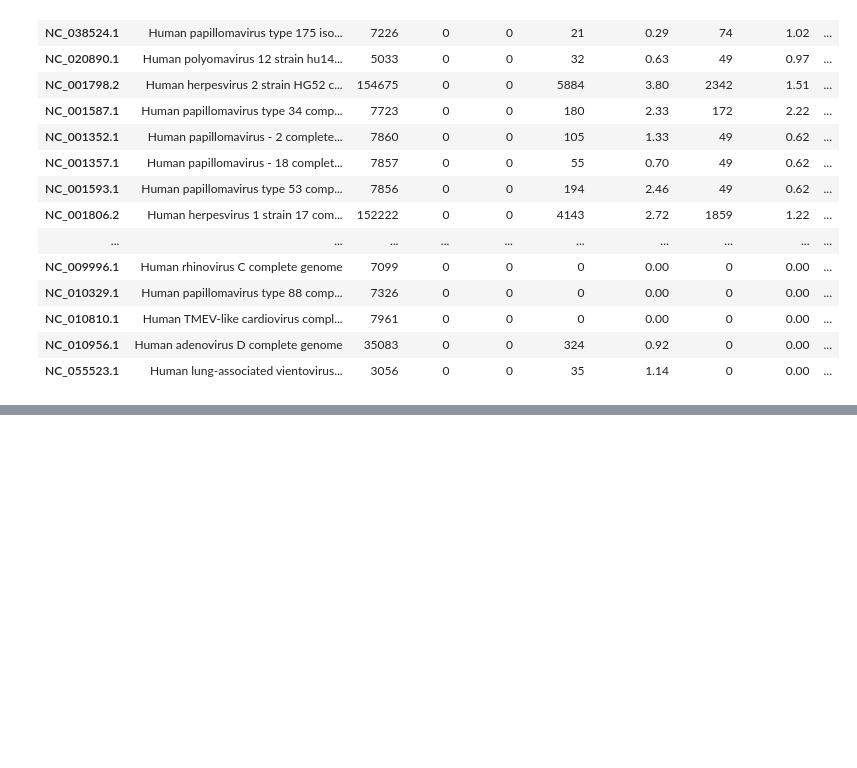
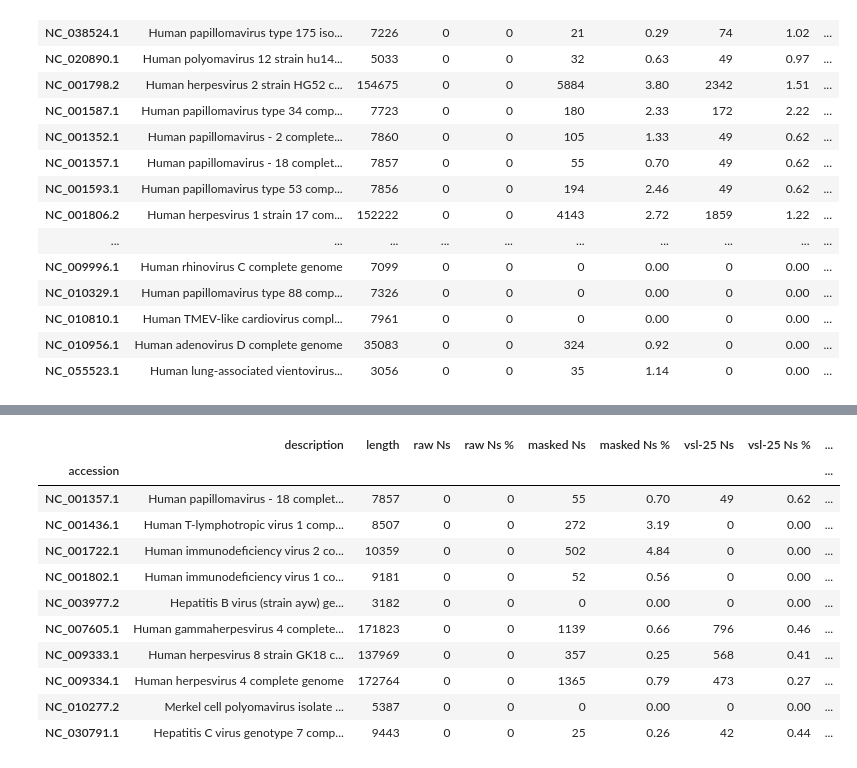
Before and after one commit to ucsffrancislab/genomics, a Jupyter notebook: data/20211111-hg38-viral-homology/analysis.ipynb, the cells around one changed output, grey strips where cells are left out. Drawn from its saved outputs; the diff is of its cells as text; code cells hidden in the pictures; blank space fills up the shorter version.

```diff
--- a/data/20211111-hg38-viral-homology/analysis.ipynb
+++ b/data/20211111-hg38-viral-homology/analysis.ipynb
@@ -435,0 +436,3 @@ df[df['description'].str.contains('uman')].sort_values('RM vsl-25 missed Ns %',a
+# %%
+req=pd.read_csv('requested_sequences.csv',sep='\t',header=None,names=['accession','description'])
+req
@@ -436,3 +451,18 @@ df[df['description'].str.contains('uman')].sort_values('RM vsl-25 missed Ns %',a
+# %%
+df[df.index.isin(req['accession'])]
+# %% [output]
+|  | description | length | raw Ns | raw Ns % | masked Ns | masked Ns % | vsl-25 Ns | vsl-25 Ns % | ... |
+| accession |  |  |  |  |  |  |  |  | ... |
+| NC_001357.1 | Human papillomavirus - 18 complet... | 7857 | 0 | 0 | 55 | 0.70 | 49 | 0.62 | ... |
+| NC_001436.1 | Human T-lymphotropic virus 1 comp... | 8507 | 0 | 0 | 272 | 3.19 | 0 | 0.00 | ... |
+| NC_001722.1 | Human immunodeficiency virus 2 co... | 10359 | 0 | 0 | 502 | 4.84 | 0 | 0.00 | ... |
+| NC_001802.1 | Human immunodeficiency virus 1 co... | 9181 | 0 | 0 | 52 | 0.56 | 0 | 0.00 | ... |
+| NC_003977.2 | Hepatitis B virus (strain ayw) ge... | 3182 | 0 | 0 | 0 | 0.00 | 0 | 0.00 | ... |
+| NC_007605.1 | Human gammaherpesvirus 4 complete... | 171823 | 0 | 0 | 1139 | 0.66 | 796 | 0.46 | ... |
+| NC_009333.1 | Human herpesvirus 8 strain GK18 c... | 137969 | 0 | 0 | 357 | 0.25 | 568 | 0.41 | ... |
+| NC_009334.1 | Human herpesvirus 4 complete genome | 172764 | 0 | 0 | 1365 | 0.79 | 473 | 0.27 | ... |
+| NC_010277.2 | Merkel cell polyomavirus isolate ... | 5387 | 0 | 0 | 0 | 0.00 | 0 | 0.00 | ... |
+| NC_030791.1 | Hepatitis C virus genotype 7 comp... | 9443 | 0 | 0 | 25 | 0.26 | 42 | 0.44 | ... |
 # %%
 pd.set_option('display.max_rows',default_max_rows)
 # %%
```
Also changed, not shown: parts of 5 cells of this notebook.
